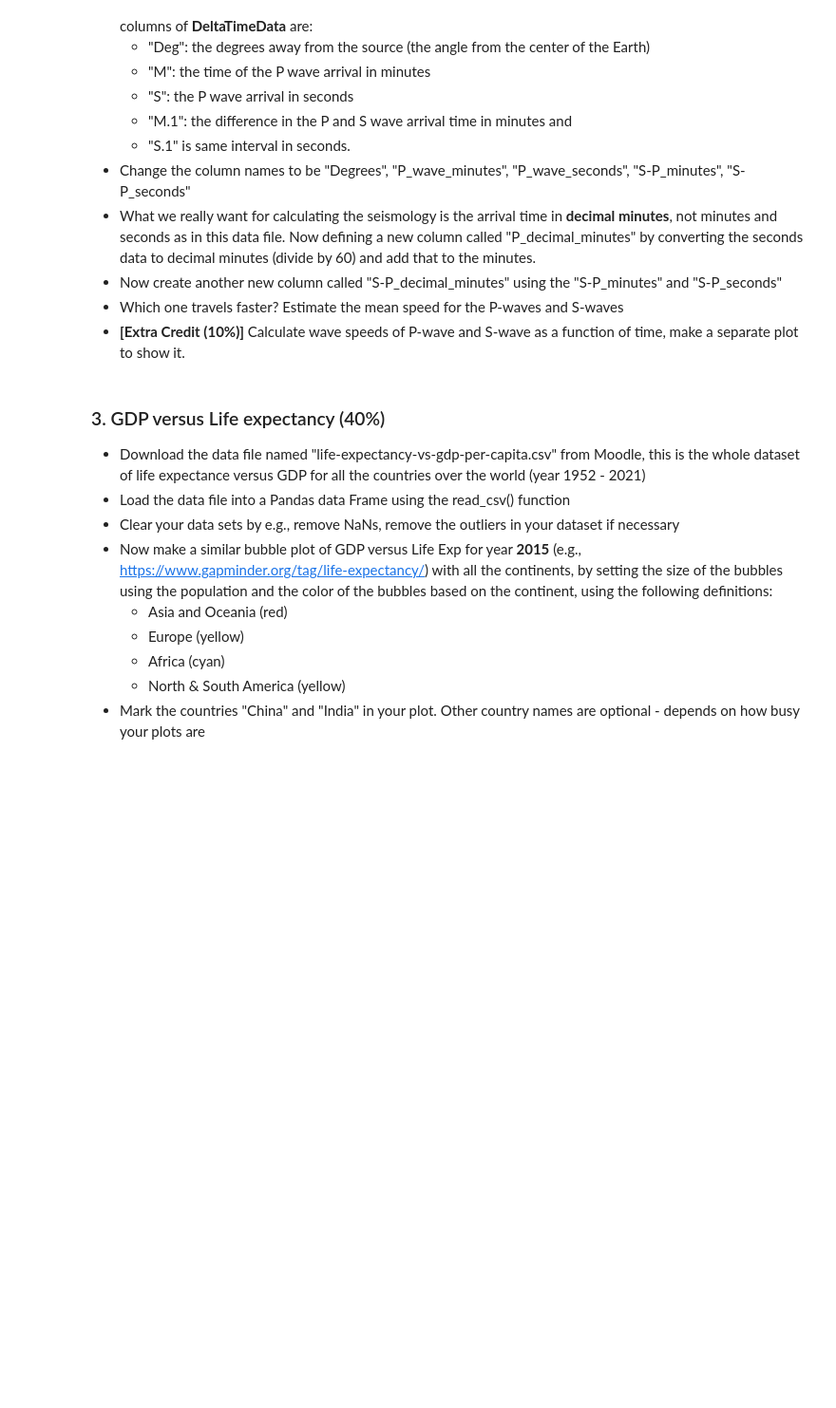
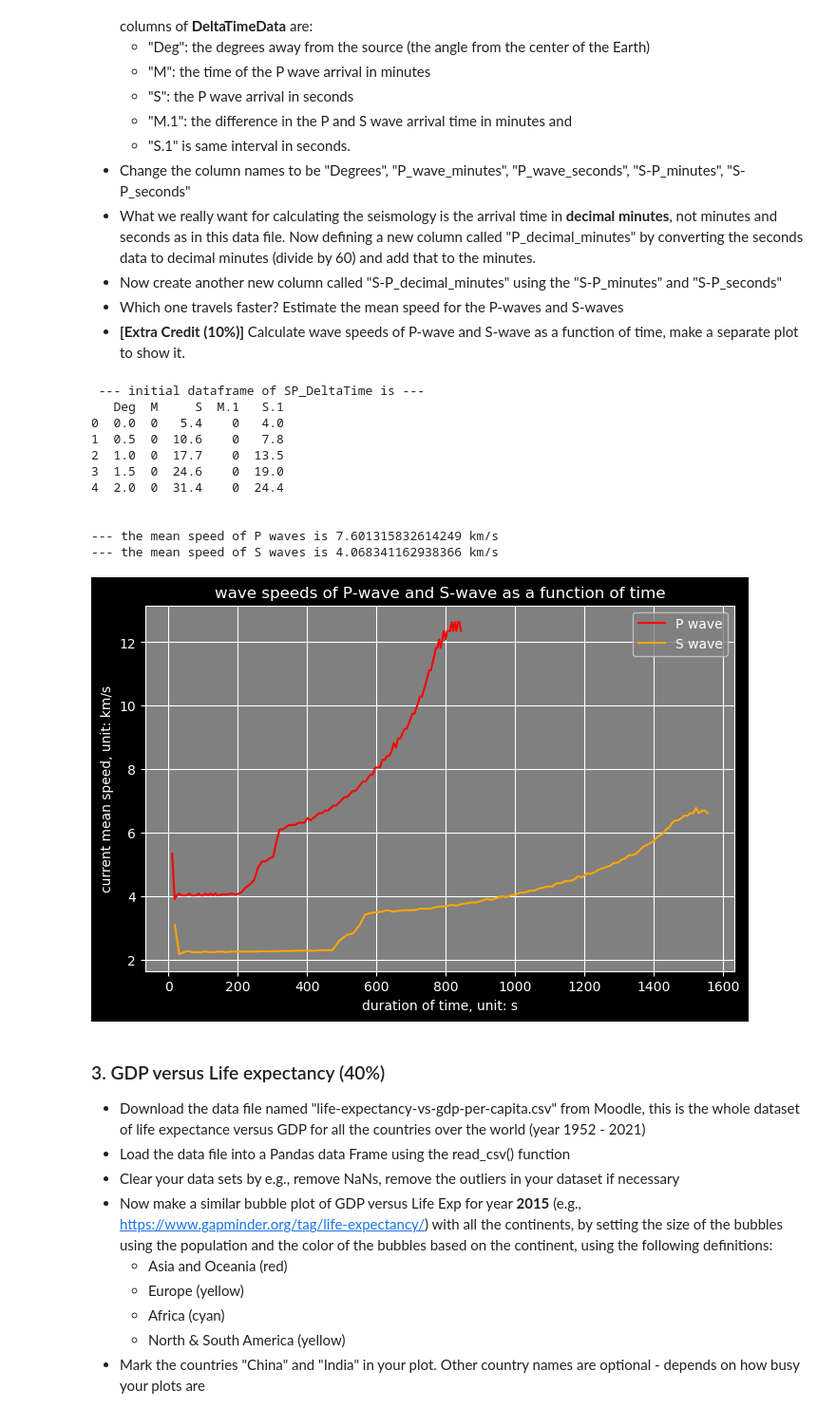
Before and after one commit to JerrySiRi/NJUAI_Learning_partial, a Jupyter notebook: HKU_exchange/Data_analysis_and_modeling_EASC2410/Assignment/HW5/HW_5_2024.ipynb, the cells around one changed output. Shown: that part at 95% size. Cells and saved outputs as stored; diff of their text form; code cells hidden in the pictures; blank space fills up the shorter version.

```diff
--- a/HKU_exchange/Data_analysis_and_modeling_EASC2410/Assignment/HW5/HW_5_2024.ipynb
+++ b/HKU_exchange/Data_analysis_and_modeling_EASC2410/Assignment/HW5/HW_5_2024.ipynb
@@ -40,0 +21,11 @@ T_A =
+# %%
+import pandas as pd
+
+E_M = pd.read_csv("./ElementalAbundances.txt", delimiter="\t")
+T_A = pd.read_csv("./159464-TAVG-Data.txt",skiprows=93,delim_whitespace=True)
+SP_D = pd.read_csv("./SP_DeltaTime.txt",skiprows=2,delim_whitespace=True)
+print(E_M.loc[0:7])
+print('\n')
+print(T_A.loc[0:7])
+print('\n')
+print(SP_D.loc[0:7])
@@ -61,6 +70,65 @@ https://www.iris.edu/hq/inclass/animation/traveltime_curves_how_they_are_created
 - Now create another new column called "S-P_decimal_minutes" using the "S-P_minutes" and "S-P_seconds"
 - Which one travels faster? Estimate the mean speed for the P-waves and S-waves
 - **[Extra Credit (10%)]** Calculate wave speeds of P-wave and S-wave as a function of time, make a separate plot to show it.
+# %%
+import numpy as np
+import matplotlib.pyplot as plt
+
+R = 6371
+
+print(" --- initial dataframe of SP_DeltaTime is --- ")
+print(SP_D.head())
+
+# rename the columns
+SP_D.rename(columns={'Deg':'Degrees','M':'P_wave_minutes',\
+    'S':'P_wave_seconds','M.1':'S-P_minutes','S.1':'S-P_seconds'},inplace=True)
+# add new columns
+SP_D['P_decimal_minutes'] = SP_D['P_wave_seconds']/60 + SP_D['P_wave_minutes']
+SP_D['S-P_decimal_minutes'] = SP_D['S-P_seconds']/60 + SP_D['S-P_minutes']
+SP_D['P_seconds'] = SP_D['P_wave_seconds'] + SP_D['P_wave_minutes']*60
+SP_D['S_seconds'] = SP_D['P_seconds'] + SP_D['S-P_seconds'] + SP_D['S-P_minutes']*60
+
+
+# unit: km
+delta_distance = np.array([np.pi*R*(SP_D.loc[index]['Degrees']-SP_D.loc[index-1]['Degrees'])/360 \
+    for index in range(1,len(SP_D['Degrees']))])
+# unit: s
+delta_time_P = np.array([ SP_D.loc[index]['P_seconds']-SP_D.loc[index-1]['P_seconds']\
+    for index in range(1,len(SP_D['P_seconds']))])
+delta_time_S = np.array([ SP_D.loc[index]['S_seconds']-SP_D.loc[index-1]['S_seconds']\
+    for index in range(1,len(SP_D['S_seconds']))])
+# compute each mean speed respectively
+mean_P_list = delta_distance/delta_time_P
+mean_S_list = delta_distance/delta_time_S
+mean_P = np.sum(mean_P_list)/len(mean_P_list)
+mean_S = np.sum(mean_S_list)/len(mean_S_list)
+print("\n")
+print("--- the mean speed of P waves is", mean_P,"km/s")
+print("--- the mean speed of S waves is", mean_S,"km/s")
+
+
+fig = plt.figure(figsize=(8,5))
+plt.xlabel("duration of time, unit: s")
+plt.ylabel("current mean speed, unit: km/s")
+plt.title("wave speeds of P-wave and S-wave as a function of time")
+plt.plot(list(SP_D['P_seconds'])[1:], mean_P_list,'r', label="P wave")
+plt.plot(list(SP_D['S_seconds'])[1:], mean_S_list,'orange', label="S wave")
+plt.legend()
+plt.grid()
+plt.show()
+# %% [output]
+ --- initial dataframe of SP_DeltaTime is ---
+   Deg  M     S  M.1   S.1
+0  0.0  0   5.4    0   4.0
+1  0.5  0  10.6    0   7.8
+2  1.0  0  17.7    0  13.5
+3  1.5  0  24.6    0  19.0
+4  2.0  0  31.4    0  24.4
+
+
+--- the mean speed of P waves is 7.601315832614249 km/s
+--- the mean speed of S waves is 4.068341162938366 km/s
+[figure, added]
 # %% [markdown]
 ### 3. GDP versus Life expectancy (40%)
 
```
Also changed, not shown: parts of 3 cells of this notebook, 41 other files.
